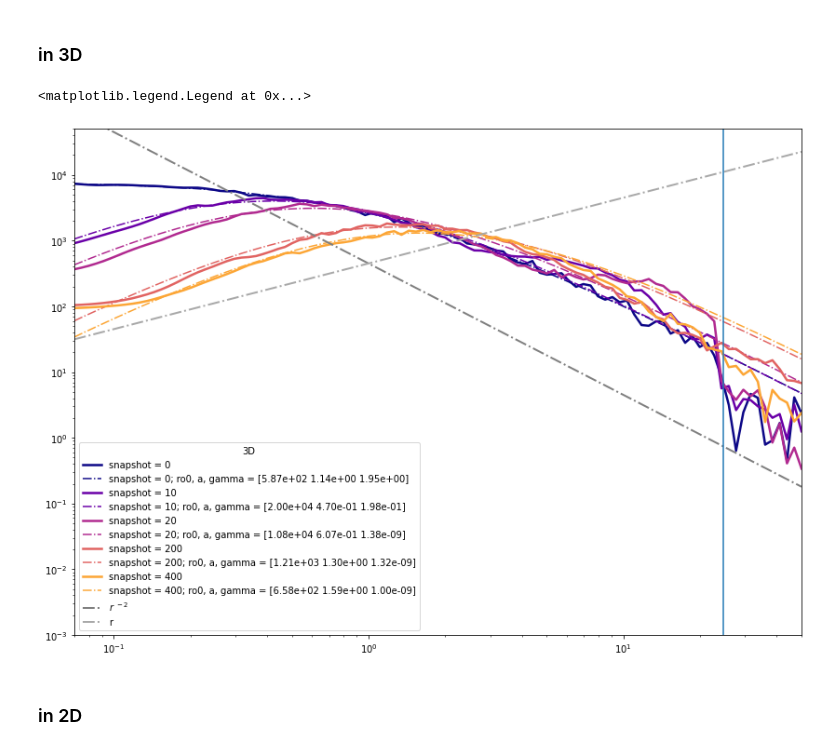
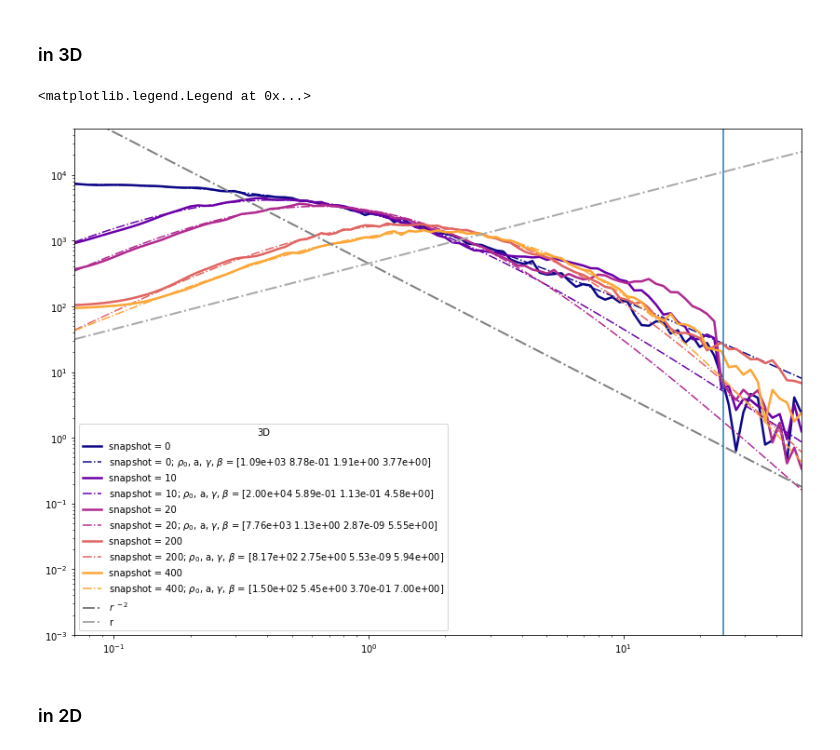
Before and after one commit to olgaborodina/N-body_simulations_analysis, a Jupyter notebook: profile_fit.ipynb, the cells around one changed output. Saved outputs shown, nothing was run; the diff lists cells and outputs as text; code cells hidden in the pictures.

Commit message:
Add beta parameter & small fixes

```diff
--- a/profile_fit.ipynb
+++ b/profile_fit.ipynb
@@ -44,6 +44,7 @@ for snap in snapshots:
     fmodel.set_param_hint('ro0', value=500, min=10, max=20000.0)
     fmodel.set_param_hint('a', value=0.5, min=0.1, max=20.0)
     fmodel.set_param_hint('gamma', value=0.3, min=1e-9, max=2.0)
+    fmodel.set_param_hint('beta', value=4, min=3, max=7)
     params = fmodel.make_params()
 
     params['dim'].vary = False
@@ -53,32 +54,33 @@ for snap in snapshots:
 
 
     dmdr_3D[snap] = dmdr
-    popts_3D[snap] = [result.params['ro0'].value, result.params['a'].value, result.params['gamma'].value]
+    popts_3D[snap] = [result.params['ro0'].value, result.params['a'].value,
+                      result.params['gamma'].value, result.params['beta'].value]
 # %%
 cycol = iter(cm.plasma(np.linspace(0, 1, len(snapshots)+1)))
 np.set_printoptions(formatter={'float': "{0:0.2e}".format})
 
 fig, ax = plt.subplots(figsize=(14, 10))
 for snap in dmdr_3D.columns[1:]:
     c=next(cycol)
     ax.plot(dmdr_3D['r'], dmdr_3D[snap], label=f'snapshot = {snap}',
             c=c, lw=2.5)
     ax.plot(dmdr_3D['r'], f.dmdr_profile(dmdr_3D['r'], *popts_3D[snap], 3),
-            c=c, ls='-.', label=f'snapshot = {snap}; ro0, a, gamma = {popts_3D[snap].values}')
+            c=c, ls='-.', label=fr'snapshot = {snap}; $\rho_0$, a, $\gamma$, $\beta$ = {popts_3D[snap].values}')
 
 ax.plot(dmdr_3D['r'], 450 / dmdr_3D['r'] ** 2, c='gray', label=r'$r^{\ -2}$', ls= '-.', lw=2)
 ax.plot(dmdr_3D['r'], 450 * dmdr_3D['r'] , c='darkgrey', label='r', ls= '-.', lw=2)
 ax.plot([1.23 * 20, 1.23 * 20], [1e-3, 1e5])
 
 ax.set_ylim(1e-3, 5e4)
 ax.set_xlim(r_e.min(), r_e.max())
 
 ax.set_yscale('log')
 ax.set_xscale('log')
 ax.legend(title='3D')
 # %% [output]
 <matplotlib.legend.Legend at 0x...>
-[figure, old version]
+[figure, new version]
 # %% [markdown]
 ### in 2D
 # %%
```
Also changed, not shown: parts of 2 cells of this notebook, 1 other file.
